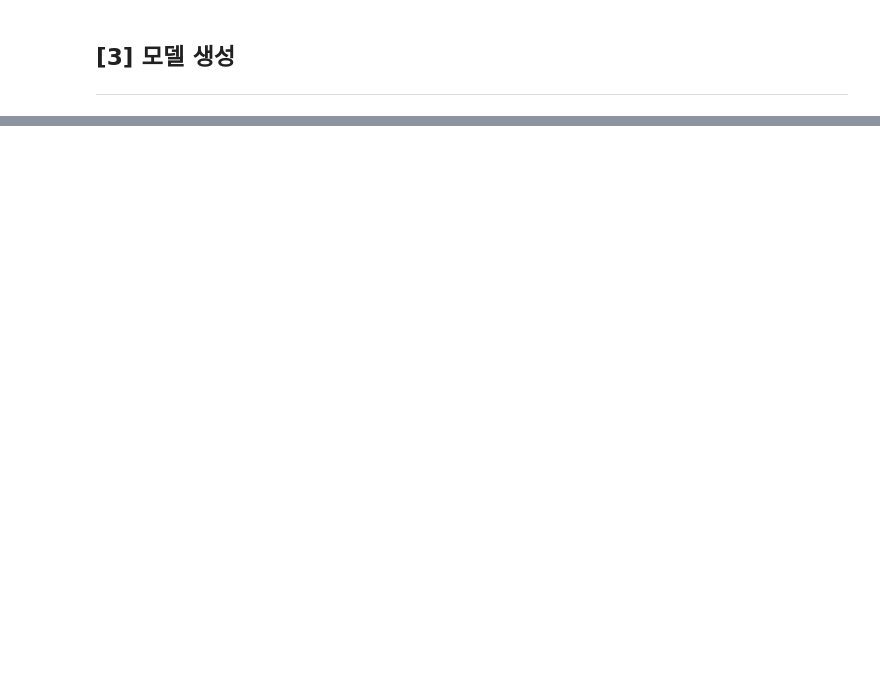
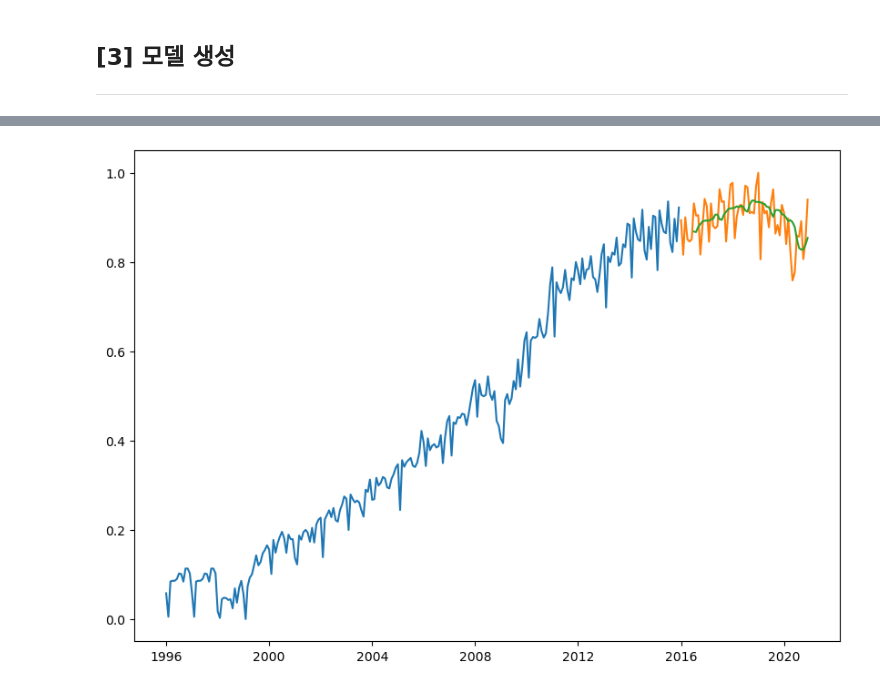
Before and after one commit to knu-tomato/bigstar-kogas, a Jupyter notebook: Model-Test/Model-Test-inuk/Model-LSTM-feature-inuk.ipynb, the cells around one changed output, grey strips where cells are left out. Cells and saved outputs as stored; diff of their text form; code cells hidden in the pictures; blank space fills up the shorter version.

Commit message:
feature forecast model

```diff
--- a/Model-Test/Model-Test-inuk/Model-LSTM-feature-inuk.ipynb
+++ b/Model-Test/Model-Test-inuk/Model-LSTM-feature-inuk.ipynb
@@ -79,5 +96,8 @@ def windowed_dataset(X, window_size, batch_size, shuffle):
     return ds.batch(batch_size).prefetch(1)
 # %%
 # 파라미터 세팅 및 데이터셋 생성
-WINDOW_SIZE = 20
+WINDOW_SIZE = 6
 BATCH_SIZE = 32
+
+ds_train = windowed_dataset(data_train, WINDOW_SIZE, BATCH_SIZE, True)
+ds_test = windowed_dataset(data_test, WINDOW_SIZE, BATCH_SIZE, False)
@@ -104,7 +138,10 @@ model.compile(loss=Huber(), optimizer=optimizer, metrics=['mse'])
+# %%
+model = make_model(32)
 # %%
 model.fit(
-    train_ds,
-    validation_data=(test_ds),
-    epochs=50
+    ds_train,
+    validation_data=(ds_test),
+    epochs=50,
+    verbose=False
 )
 # %% [output]
@@ -128,0 +149,3 @@ Epoch 50/50
+# %%
+pred = model.predict(ds_test)
+pred.shape
@@ -128,0 +156,8 @@ Epoch 50/50
+# %%
+plt.figure(figsize=(10, 7))
+plt.plot(date_train, data_train)
+plt.plot(date_test, data_test)
+plt.plot(date_test[6:], list(pred))
+plt.show()
+# %% [output]
+[figure, added]
```
Also changed, not shown: parts of 10 cells of this notebook, 1 other file.
